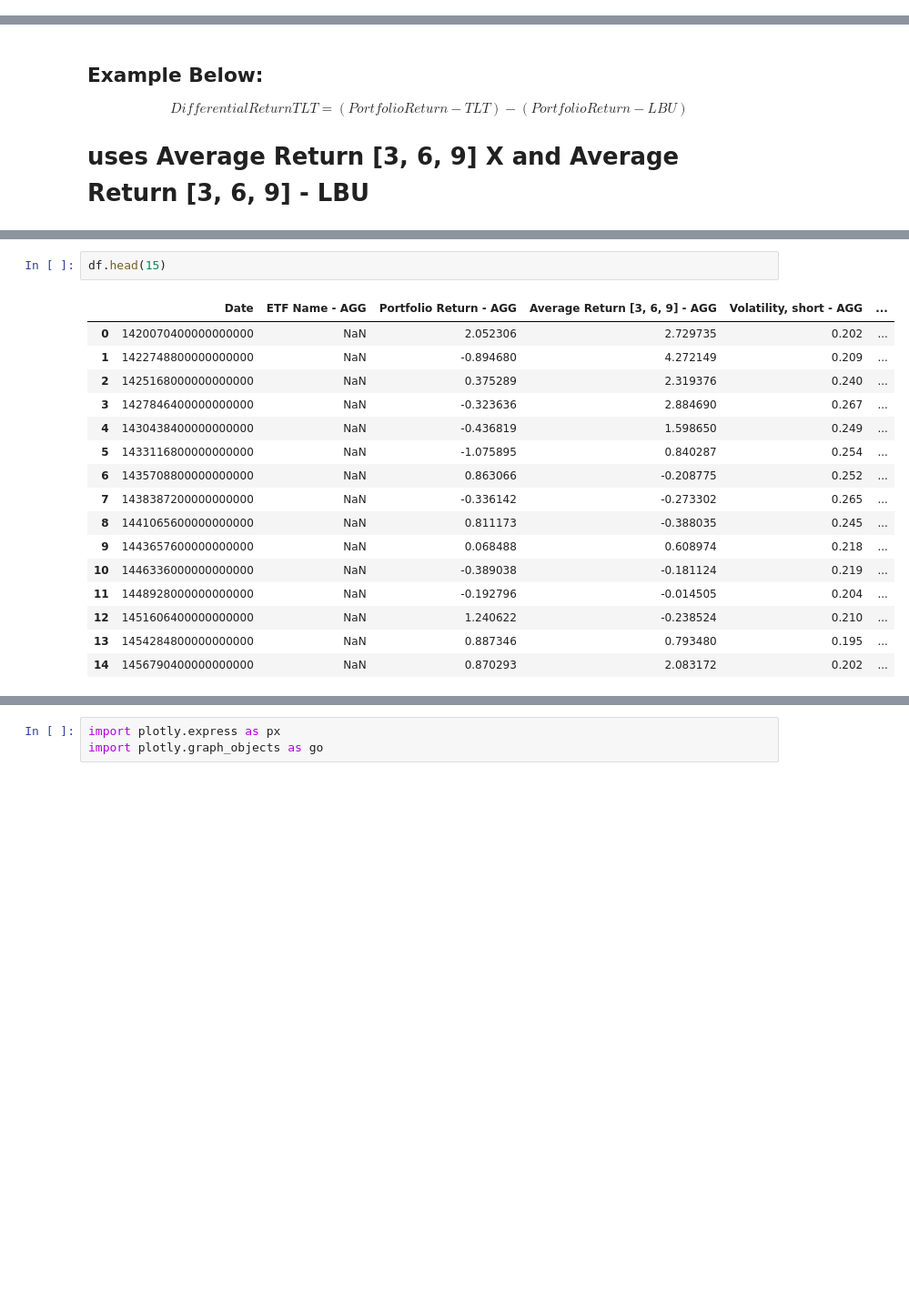
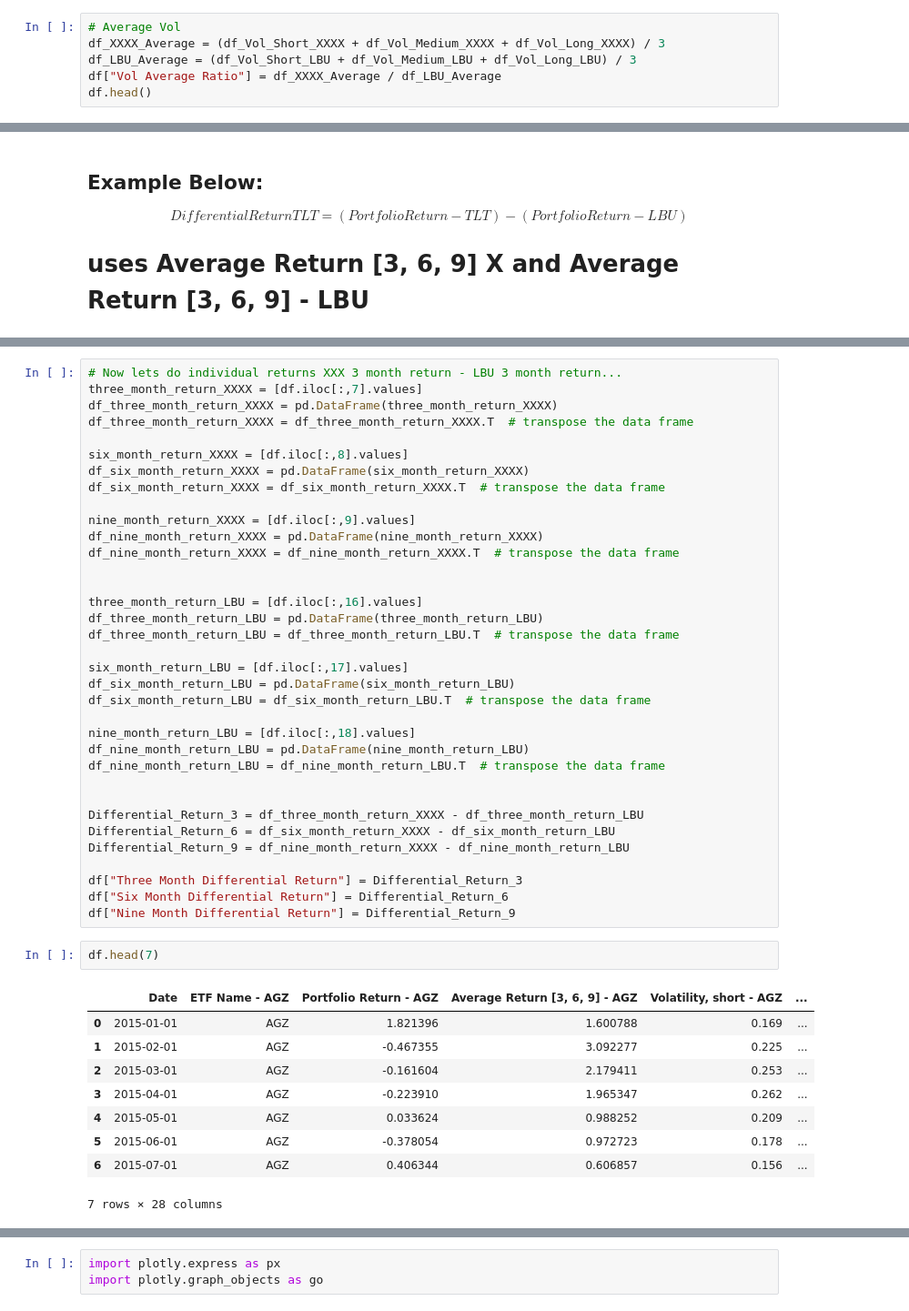
Before and after one commit to valazeinali/BoydWatterson, a Jupyter notebook: BoydWatterson/Trailing Volatility vs Differential Return Aug.ipynb, the cells around one changed output, grey strips where cells are left out. Shown at 91% size. Saved outputs shown, nothing was run; the diff lists cells and outputs as text; blank space fills up the shorter version.

```diff
--- a/BoydWatterson/Trailing Volatility vs Differential Return Aug.ipynb
+++ b/BoydWatterson/Trailing Volatility vs Differential Return Aug.ipynb
@@ -124,3 +118,9 @@ Short_Volatility_Ratio = df_Vol_Short_XXXX / df_Vol_Short_LBU
 df["Long Volatility Ratio"] = Long_Volatility_Ratio
 df["Medium Volatility Ratio"] = Medium_Volatility_Ratio
 df["Short Volatility Ratio"] = Short_Volatility_Ratio
+# %%
+# Average Vol
+df_XXXX_Average = (df_Vol_Short_XXXX + df_Vol_Medium_XXXX + df_Vol_Long_XXXX) / 3
+df_LBU_Average = (df_Vol_Short_LBU + df_Vol_Medium_LBU + df_Vol_Long_LBU) / 3
+df["Vol Average Ratio"] = df_XXXX_Average / df_LBU_Average
+df.head()
@@ -189,19 +198,47 @@ memory usage: 656.0 bytes
+# %%
+# Now lets do individual returns XXX 3 month return - LBU 3 month return...
+three_month_return_XXXX = [df.iloc[:,7].values]
+df_three_month_return_XXXX = pd.DataFrame(three_month_return_XXXX)
+df_three_month_return_XXXX = df_three_month_return_XXXX.T  # transpose the data frame
+
+six_month_return_XXXX = [df.iloc[:,8].values]
+df_six_month_return_XXXX = pd.DataFrame(six_month_return_XXXX)
+df_six_month_return_XXXX = df_six_month_return_XXXX.T  # transpose the data frame
+
+nine_month_return_XXXX = [df.iloc[:,9].values]
+df_nine_month_return_XXXX = pd.DataFrame(nine_month_return_XXXX)
+df_nine_month_return_XXXX = df_nine_month_return_XXXX.T  # transpose the data frame
+
+
+three_month_return_LBU = [df.iloc[:,16].values]
+df_three_month_return_LBU = pd.DataFrame(three_month_return_LBU)
+df_three_month_return_LBU = df_three_month_return_LBU.T  # transpose the data frame
+
+six_month_return_LBU = [df.iloc[:,17].values]
+df_six_month_return_LBU = pd.DataFrame(six_month_return_LBU)
+df_six_month_return_LBU = df_six_month_return_LBU.T  # transpose the data frame
+
+nine_month_return_LBU = [df.iloc[:,18].values]
+df_nine_month_return_LBU = pd.DataFrame(nine_month_return_LBU)
+df_nine_month_return_LBU = df_nine_month_return_LBU.T  # transpose the data frame
+
+
+Differential_Return_3 = df_three_month_return_XXXX - df_three_month_return_LBU
+Differential_Return_6 = df_six_month_return_XXXX - df_six_month_return_LBU
+Differential_Return_9 = df_nine_month_return_XXXX - df_nine_month_return_LBU
+
+df["Three Month Differential Return"] = Differential_Return_3
+df["Six Month Differential Return"] = Differential_Return_6
+df["Nine Month Differential Return"] = Differential_Return_9
 # %%
-df.head(15)
+df.head(7)
 # %% [output]
-|  | Date | ETF Name - AGG | Portfolio Return - AGG | Average Return [3, 6, 9] - AGG | Volatility, short - AGG | ... |
-| 0 | 1420070400000000000 | NaN | 2.052306 | 2.729735 | 0.202 | ... |
-| 1 | 1422748800000000000 | NaN | -0.894680 | 4.272149 | 0.209 | ... |
-| 2 | 1425168000000000000 | NaN | 0.375289 | 2.319376 | 0.240 | ... |
-| 3 | 1427846400000000000 | NaN | -0.323636 | 2.884690 | 0.267 | ... |
-| 4 | 1430438400000000000 | NaN | -0.436819 | 1.598650 | 0.249 | ... |
-| 5 | 1433116800000000000 | NaN | -1.075895 | 0.840287 | 0.254 | ... |
-| 6 | 1435708800000000000 | NaN | 0.863066 | -0.208775 | 0.252 | ... |
-| 7 | 1438387200000000000 | NaN | -0.336142 | -0.273302 | 0.265 | ... |
-| 8 | 1441065600000000000 | NaN | 0.811173 | -0.388035 | 0.245 | ... |
-| 9 | 1443657600000000000 | NaN | 0.068488 | 0.608974 | 0.218 | ... |
-| 10 | 1446336000000000000 | NaN | -0.389038 | -0.181124 | 0.219 | ... |
-| 11 | 1448928000000000000 | NaN | -0.192796 | -0.014505 | 0.204 | ... |
-| 12 | 1451606400000000000 | NaN | 1.240622 | -0.238524 | 0.210 | ... |
-| 13 | 1454284800000000000 | NaN | 0.887346 | 0.793480 | 0.195 | ... |
-| 14 | 1456790400000000000 | NaN | 0.870293 | 2.083172 | 0.202 | ... |
+|  | Date | ETF Name - AGZ | Portfolio Return - AGZ | Average Return [3, 6, 9] - AGZ | Volatility, short - AGZ | ... |
+| 0 | 2015-01-01 | AGZ | 1.821396 | 1.600788 | 0.169 | ... |
+| 1 | 2015-02-01 | AGZ | -0.467355 | 3.092277 | 0.225 | ... |
+| 2 | 2015-03-01 | AGZ | -0.161604 | 2.179411 | 0.253 | ... |
+| 3 | 2015-04-01 | AGZ | -0.223910 | 1.965347 | 0.262 | ... |
+| 4 | 2015-05-01 | AGZ | 0.033624 | 0.988252 | 0.209 | ... |
+| 5 | 2015-06-01 | AGZ | -0.378054 | 0.972723 | 0.178 | ... |
+| 6 | 2015-07-01 | AGZ | 0.406344 | 0.606857 | 0.156 | ... |
+7 rows × 28 columns
```
Also changed, not shown: parts of 14 cells of this notebook.
